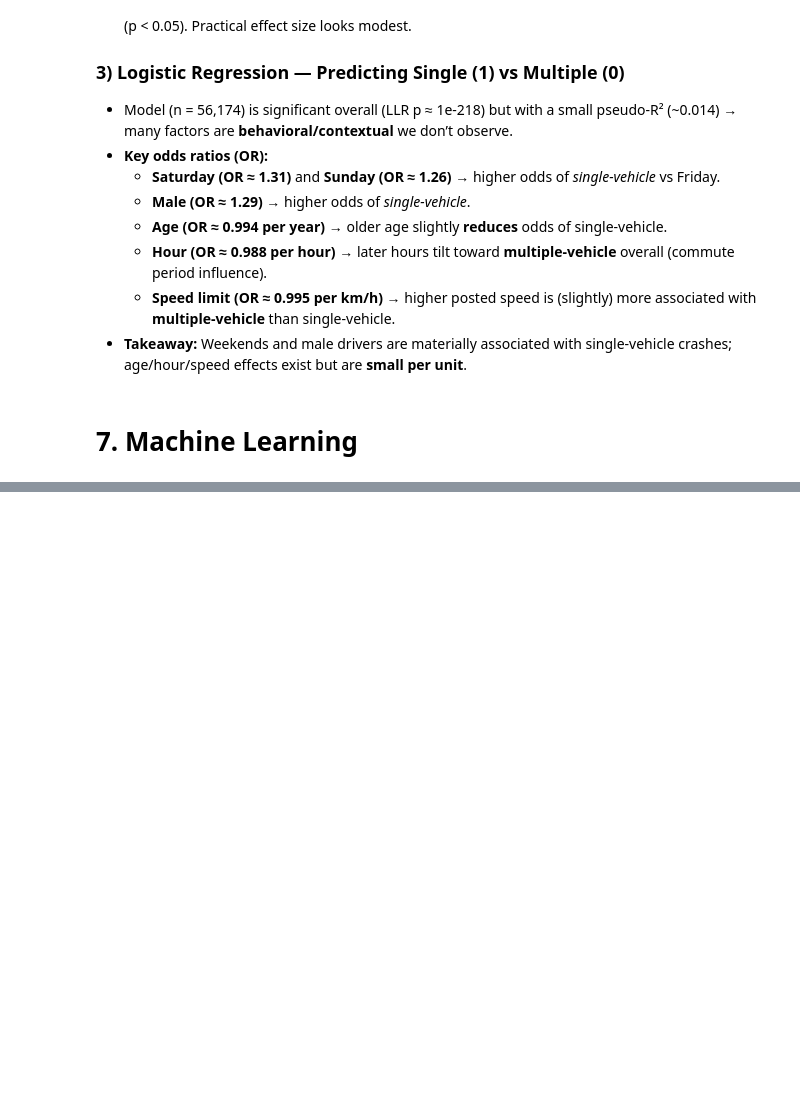
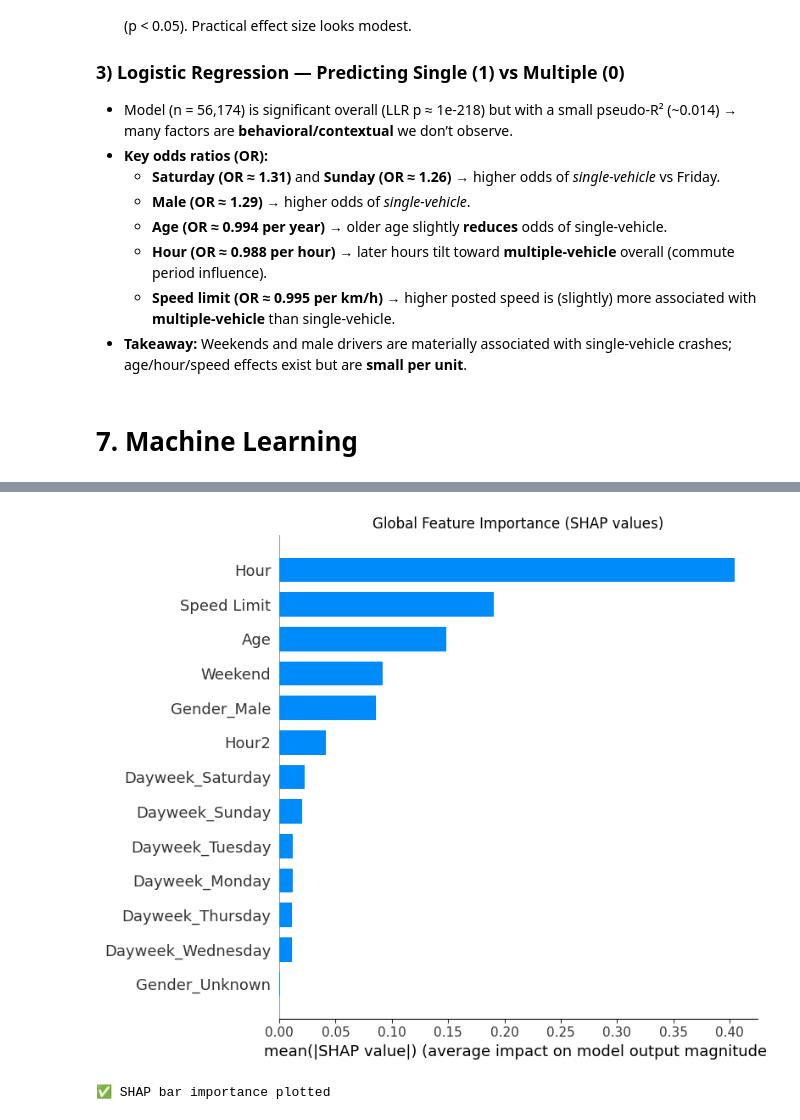
Before and after one commit to NoorullahMuhammadKhan/Noorullah-Khan-Github-Repository, a Jupyter notebook: Scyne Advisory Interview/Traffic Investigation Scyne Advisory.ipynb, the cells around one changed output, grey strips where cells are left out. Drawn from its saved outputs; the diff is of its cells as text; code cells hidden in the pictures; blank space fills up the shorter version.

```diff
--- a/Scyne Advisory Interview/Traffic Investigation Scyne Advisory.ipynb
+++ b/Scyne Advisory Interview/Traffic Investigation Scyne Advisory.ipynb
@@ -594,0 +865,10 @@ display(odds_ratios.head(20))
+# %%
+plt.figure(figsize=(8,5))
+shap.summary_plot(sv, X_eval, plot_type="bar", show=False)
+plt.title("Global Feature Importance (SHAP values)")
+plt.tight_layout(); plt.show()
+
+print("✅ SHAP bar importance plotted")
+# %% [output]
+[figure, added]
+✅ SHAP bar importance plotted
```
Also changed, not shown: parts of 15 cells of this notebook.
